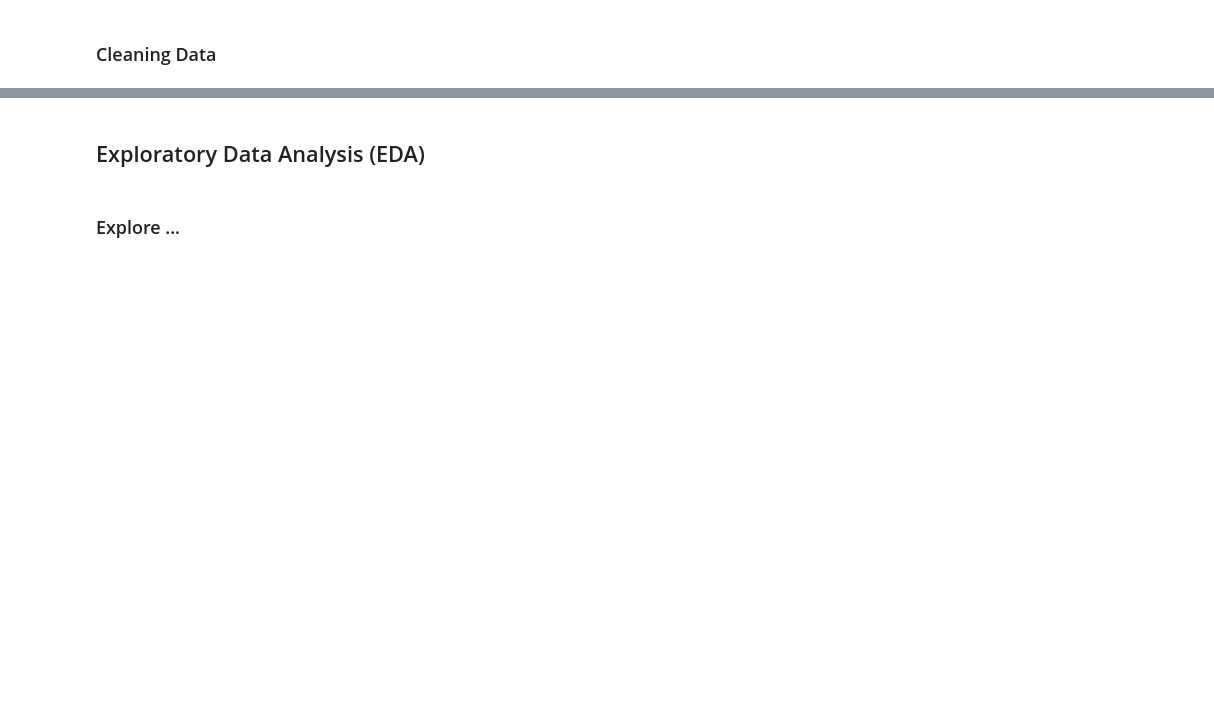
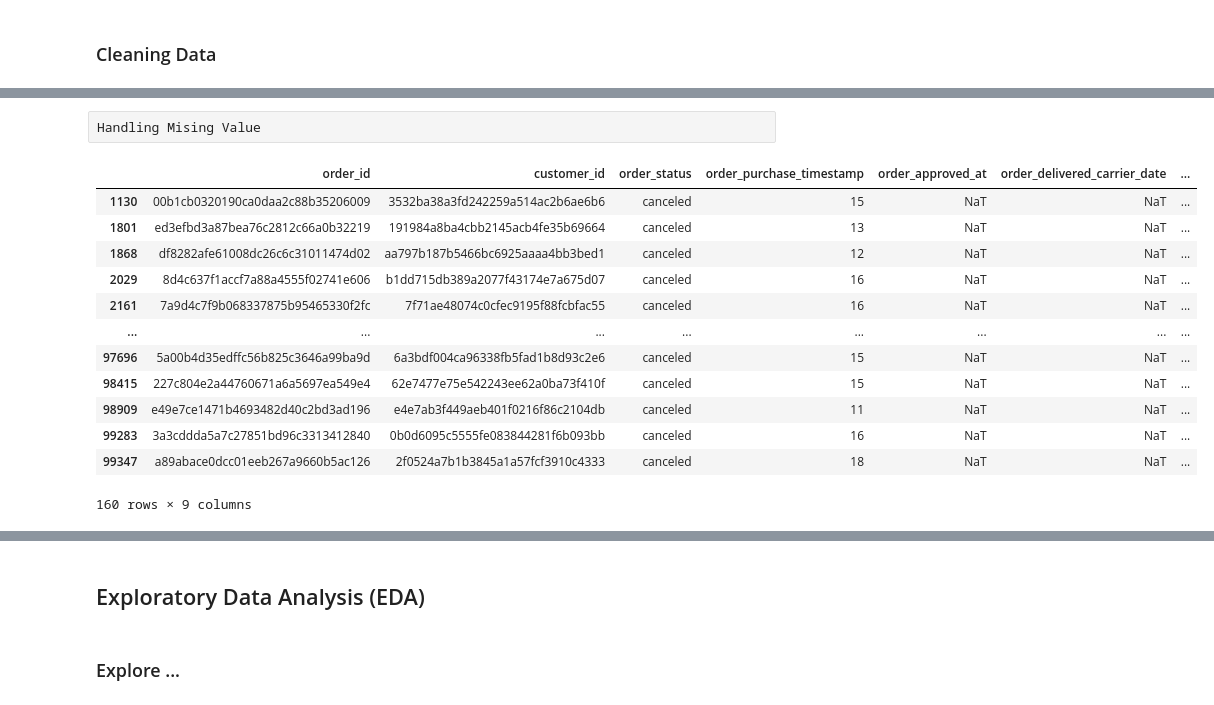
Before and after one commit to Hazz-i/E-commerce-analysis, a Jupyter notebook: notebook.ipynb, the cells around one changed output, grey strips where cells are left out. Drawn from its saved outputs; the diff is of its cells as text; code cells hidden in the pictures; blank space fills up the shorter version.

```diff
--- a/notebook.ipynb
+++ b/notebook.ipynb
@@ -175,0 +407,2 @@ geolocations_df.head(5)
+# %%
+orders_df["delivery_status"] = np.where(orders_df["order_estimated_delivery_date"] < orders_df["order_delivered_customer_date"], 'Late', 'On Time')
@@ -177,0 +624,8 @@ geolocations_df.head(5)
+# %%
+datetime_columns = ["order_approved_at","order_delivered_carrier_date",'order_delivered_customer_date','order_estimated_delivery_date']
+
+for column in datetime_columns:
+  orders_df[column] = pd.to_datetime(orders_df[column])
+  orders_df[column] = orders_df[column].dt.date
+  orders_df[column] = pd.to_datetime(orders_df[column])
+orders_df.info()
@@ -177,0 +651,7 @@ geolocations_df.head(5)
+# %%
+datetime_columns = ["order_purchase_timestamp"]
+
+for column in datetime_columns:
+  orders_df[column] = pd.to_datetime(orders_df[column])
+  orders_df[column] = orders_df[column].dt.strftime("%H")
+orders_df.head()
@@ -177,0 +665,18 @@ geolocations_df.head(5)
+# %% [raw]
+Handling Mising Value
+# %%
+orders_df[orders_df.order_approved_at.isna()]
+# %% [output]
+|  | order_id | customer_id | order_status | order_purchase_timestamp | order_approved_at | order_delivered_carrier_date | ... |
+| 1130 | 00b1cb0320190ca0daa2c88b35206009 | 3532ba38a3fd242259a514ac2b6ae6b6 | canceled | 15 | NaT | NaT | ... |
+| 1801 | ed3efbd3a87bea76c2812c66a0b32219 | 191984a8ba4cbb2145acb4fe35b69664 | canceled | 13 | NaT | NaT | ... |
+| 1868 | df8282afe61008dc26c6c31011474d02 | aa797b187b5466bc6925aaaa4bb3bed1 | canceled | 12 | NaT | NaT | ... |
+| 2029 | 8d4c637f1accf7a88a4555f02741e606 | b1dd715db389a2077f43174e7a675d07 | canceled | 16 | NaT | NaT | ... |
+| 2161 | 7a9d4c7f9b068337875b95465330f2fc | 7f71ae48074c0cfec9195f88fcbfac55 | canceled | 16 | NaT | NaT | ... |
+| ... | ... | ... | ... | ... | ... | ... | ... |
+| 97696 | 5a00b4d35edffc56b825c3646a99ba9d | 6a3bdf004ca96338fb5fad1b8d93c2e6 | canceled | 15 | NaT | NaT | ... |
+| 98415 | 227c804e2a44760671a6a5697ea549e4 | 62e7477e75e542243ee62a0ba73f410f | canceled | 15 | NaT | NaT | ... |
+| 98909 | e49e7ce1471b4693482d40c2bd3ad196 | e4e7ab3f449aeb401f0216f86c2104db | canceled | 11 | NaT | NaT | ... |
+| 99283 | 3a3cddda5a7c27851bd96c3313412840 | 0b0d6095c5555fe083844281f6b093bb | canceled | 16 | NaT | NaT | ... |
+| 99347 | a89abace0dcc01eeb267a9660b5ac126 | 2f0524a7b1b3845a1a57fcf3910c4333 | canceled | 18 | NaT | NaT | ... |
+160 rows × 9 columns
```
Also changed, not shown: parts of 93 cells of this notebook, 1 other file.
